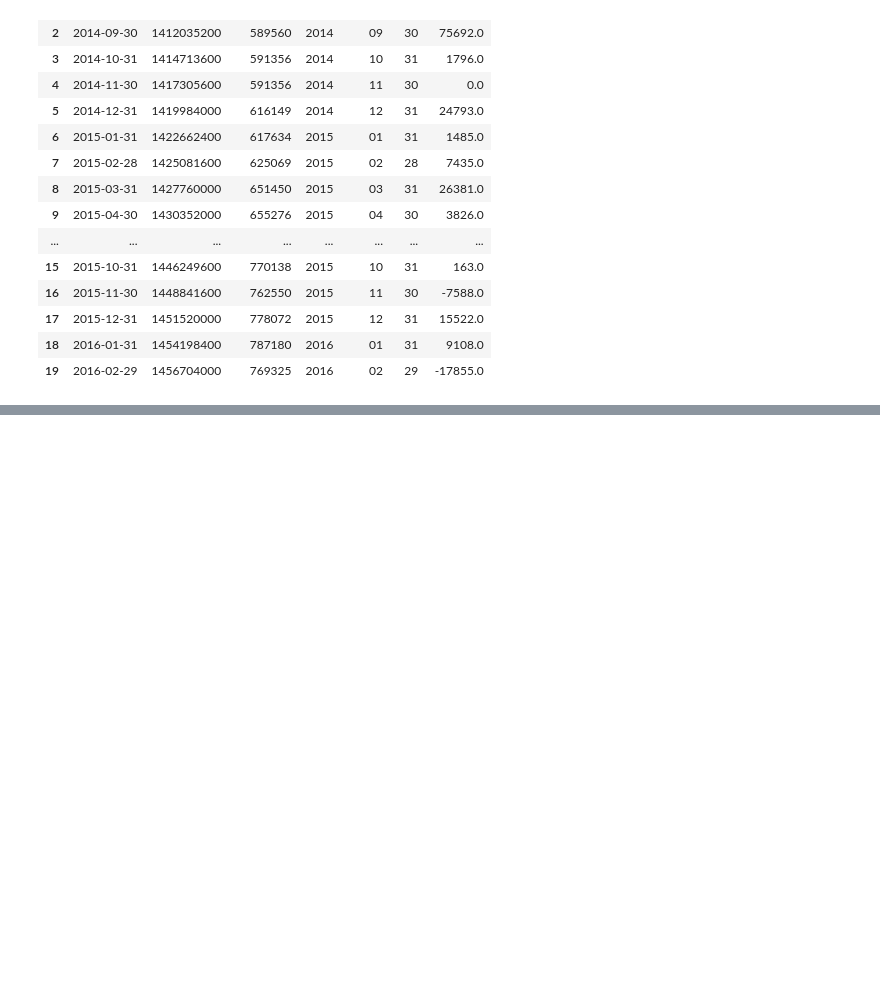
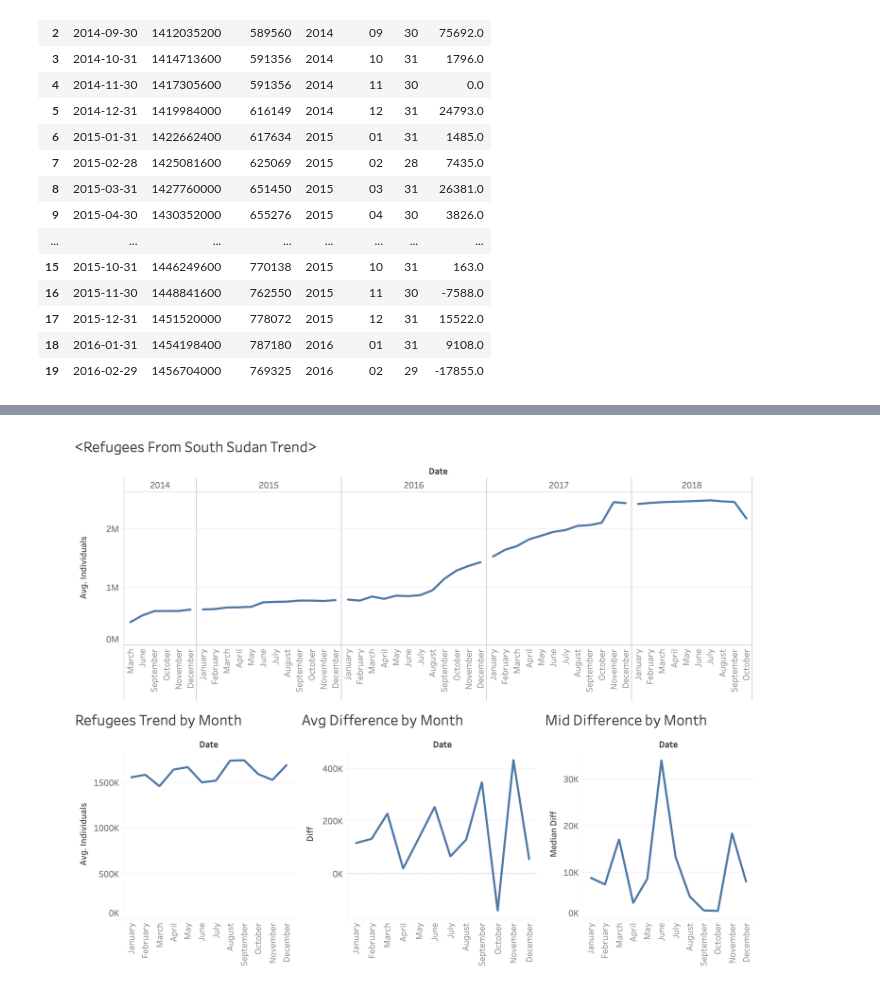
Before and after one commit to hbshih/Data-Science-17-18-Project, a Jupyter notebook: Refugees_To_[Country]_Explained.ipynb, the cells around one changed output, grey strips where cells are left out. Saved outputs shown, nothing was run; the diff lists cells and outputs as text; code cells hidden in the pictures; blank space fills up the shorter version.

```diff
--- a/Refugees_To_[Country]_Explained.ipynb
+++ b/Refugees_To_[Country]_Explained.ipynb
@@ -210,2 +210,7 @@ df.to_csv('refugees_from_southsudan_with_difference.csv', sep = ',')
 # %% [output]
 [interactive output not drawn]
+# %%
+from IPython.display import Image
+Image(filename='img/Refugees_from south_sudan_trend.png')
+# %% [output]
+[figure, added]
```
Also changed, not shown: 1 other file.
